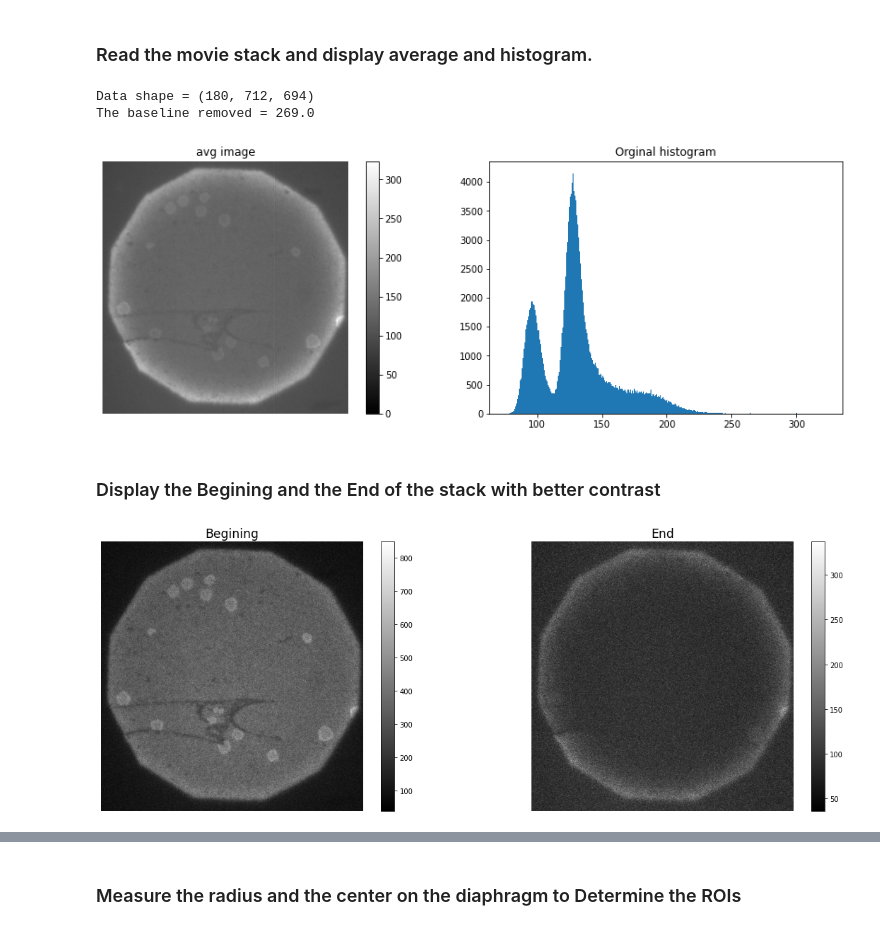
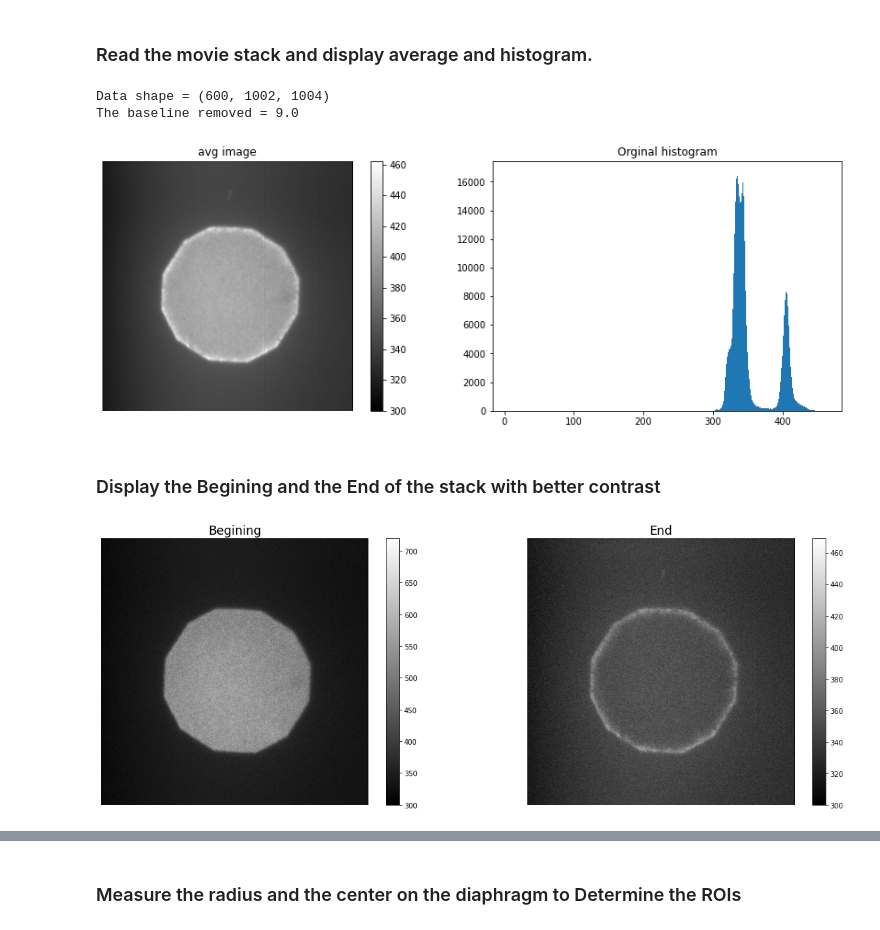
Before and after one commit to ahmed344/SLB_fluidity, a Jupyter notebook: continuous photobleaching.ipynb, the cells around one changed output, grey strips where cells are left out. Saved outputs shown, nothing was run; the diff lists cells and outputs as text; code cells hidden in the pictures.

```diff
--- a/continuous photobleaching.ipynb
+++ b/continuous photobleaching.ipynb
@@ -14,69 +15,74 @@ from tifffile import imsave
 ### Determine the directory and the movie
 # %%
 # Names
-directory = 'data/20210928_BioAvidin_negative'
-stack     = 'movie-1200-1sec'
+directory = '20211124_GUV_on_SOPC_Ecad'
+stack     = 'movie-600-fast3'
 
 # Parameters
-dt    = 0.1
-start = 7
+dt, dx = 0.1, 0.125
+start  = 0
 # %% [markdown]
 ### Read the movie stack and display average and histogram.
 # %%
 # Read the movie movie
-movie = io.imread(f"{directory}/data/{stack}.tif")[start:200, 180:-110, 160:-150].astype(np.float64)
+movie = io.imread(f"data/{directory}/data/{stack}.tif")[start:].astype(np.float64)
+#movie = io.imread(f"data/{directory}/data/{stack}.tif")[start:, 180:-110, 160:-150].astype(np.float64)
 
 # Determin the ending frame
 end = start+movie.shape[0]
 
 # Print the dimension of the movie
 print(f'Data shape = {movie.shape}')
 
 # Remove the baseline
 print(f'The baseline removed = {movie.min()}')
 movie -= movie.min()
 
 # Save the movie
-imsave(f"{directory}/results/{stack}_{start}_{end}.tif", movie)
+imsave(f"data/{directory}/results/{stack}_{start}_{end}.tif", movie)
 
 # display the average and it's histogram
 plt.figure(figsize=(15,5))
 
 # Average the movie
 avg = np.mean(movie, axis=0)
 
 plt.subplot(121)
 plt.axis('off')
 plt.title('avg image')
-plt.imshow(avg, cmap = "gray", vmin=0)
+plt.imshow(avg, cmap = "gray", vmin=300)
 plt.colorbar();
 
 plt.subplot(122)
 plt.title('Orginal histogram')
 plt.hist(avg.ravel(), bins = 1000);
 #plt.xlim(300,800);
 # %% [output]
-Data shape = (180, 712, 694)
-The baseline removed = 269.0
+Data shape = (600, 1002, 1004)
+The baseline removed = 9.0
-[figure, old version]
+[figure, new version]
 # %% [markdown]
 ### Display the Begining and the End of the stack with better contrast
 # %%
-# display the image with better brightness and contrast
+# Average over the starting and ending few frames
+avg_start = movie[:10].mean(axis = 0)
+avg_end   = movie[-10:].mean(axis = 0)
+
+# Display the image with better brightness and contrast
 plt.figure(figsize=(20,7))
 
 plt.subplot(121)
 plt.axis('off')
 plt.title('Begining', fontsize='xx-large')
-plt.imshow(movie[:5].mean(axis = 0), cmap = "gray")
+plt.imshow(avg_start, cmap = "gray", vmin=300)
 plt.colorbar();
 
 plt.subplot(122)
 plt.axis('off')
-plt.title('End', fontsize='xx-large')
-plt.imshow(movie[-5:].mean(axis = 0), cmap = "gray")
+plt.title('End'     , fontsize='xx-large')
+plt.imshow(avg_end  , cmap = "gray", vmin=300)
 plt.colorbar();
 
-plt.savefig(f'{directory}/results/{stack}_Begining_and_END.png')
+plt.savefig(f'data/{directory}/results/{stack}_Begining_and_END.png')
 # %% [output]
-[figure, old version]
+[figure, new version]
```
Also changed, not shown: parts of 10 cells of this notebook, 1 other file.
